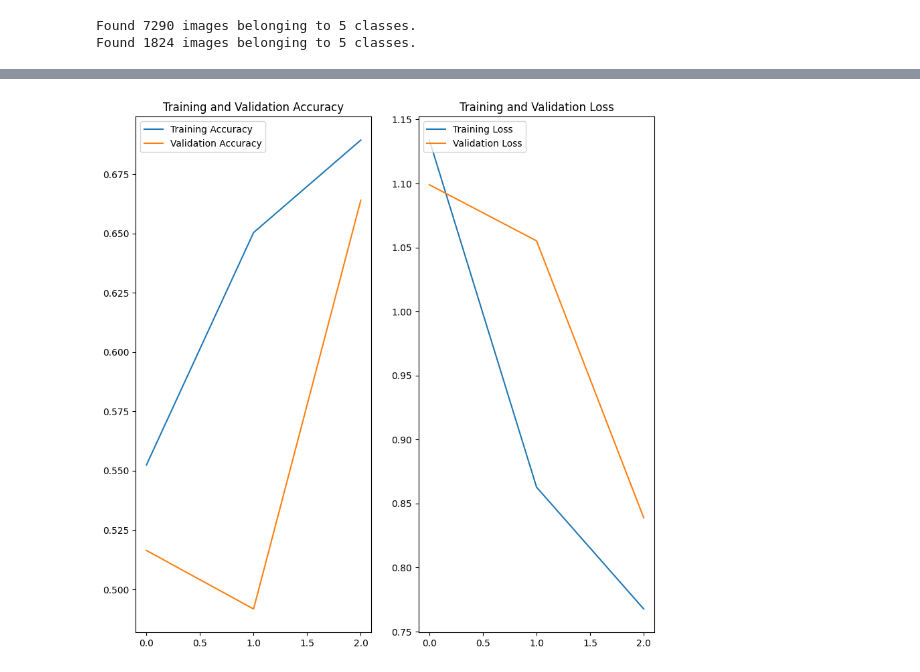
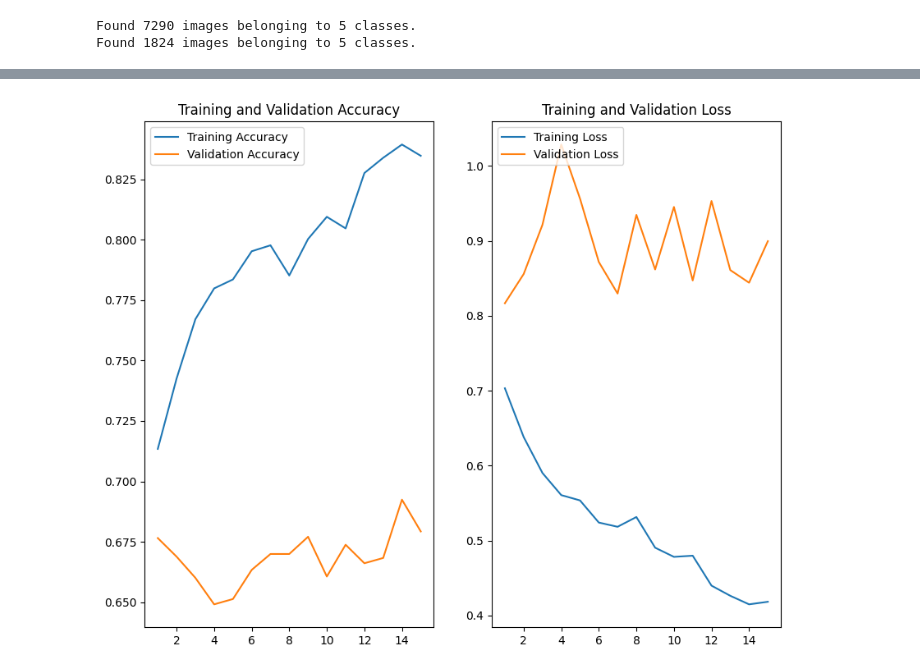
Before and after one commit to dollatrahul/Fungiclassification, a Jupyter notebook: VGG16.ipynb, the cells around one changed output, grey strips where cells are left out. Cells and saved outputs as stored; diff of their text form; code cells hidden in the pictures.

```diff
--- a/VGG16.ipynb
+++ b/VGG16.ipynb
@@ -115,6 +112,6 @@ Found 1824 images belonging to 5 classes.
 # %%
 hist=model.fit(train_set,
           validation_data=test_set,
-          epochs=3,
+          epochs=15,
           verbose=1)
 # %% [output]
@@ -127,25 +135,25 @@ Epoch 3/3
 # %%
 acc=hist.history['accuracy']
 val_acc=hist.history['val_accuracy']
 
 loss=hist.history['loss']
 val_loss=hist.history['val_loss']
 
-plt.figure(figsize=(10,10))
+plt.figure(figsize=(10,8))
 plt.subplot(1,2,1)
-plt.plot(range(3),acc,label='Training Accuracy')
-plt.plot(range(3),val_acc,label='Validation Accuracy')
+plt.plot(range(1,16),acc,label='Training Accuracy')
+plt.plot(range(1,16),val_acc,label='Validation Accuracy')
 plt.legend(loc='upper left')
 plt.title('Training and Validation Accuracy')
 
 
 plt.subplot(1,2,2)
-plt.plot(range(3),loss,label='Training Loss')
-plt.plot(range(3),val_loss,label='Validation Loss')
+plt.plot(range(1,16),loss,label='Training Loss')
+plt.plot(range(1,16),val_loss,label='Validation Loss')
 plt.legend(loc='upper left')
 plt.title('Training and Validation Loss')
 plt.show()
 # %% [output]
-[figure, old version]
+[figure, new version]
 # %%
 model.save("defungi1.hdf5")
```
Also changed, not shown: parts of 15 cells of this notebook.
